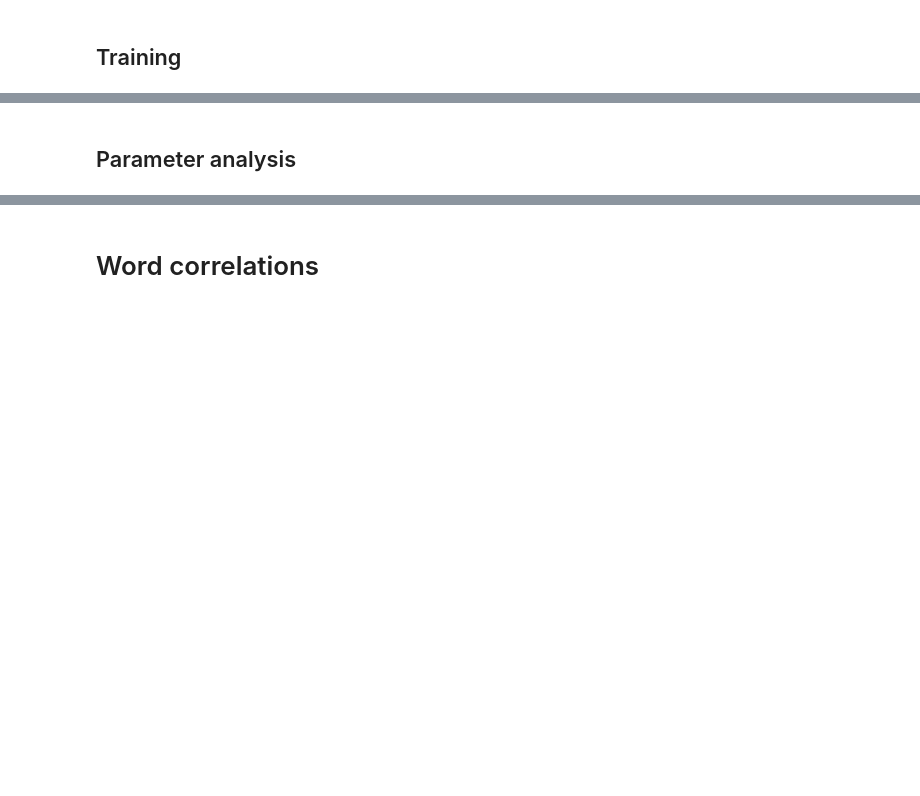
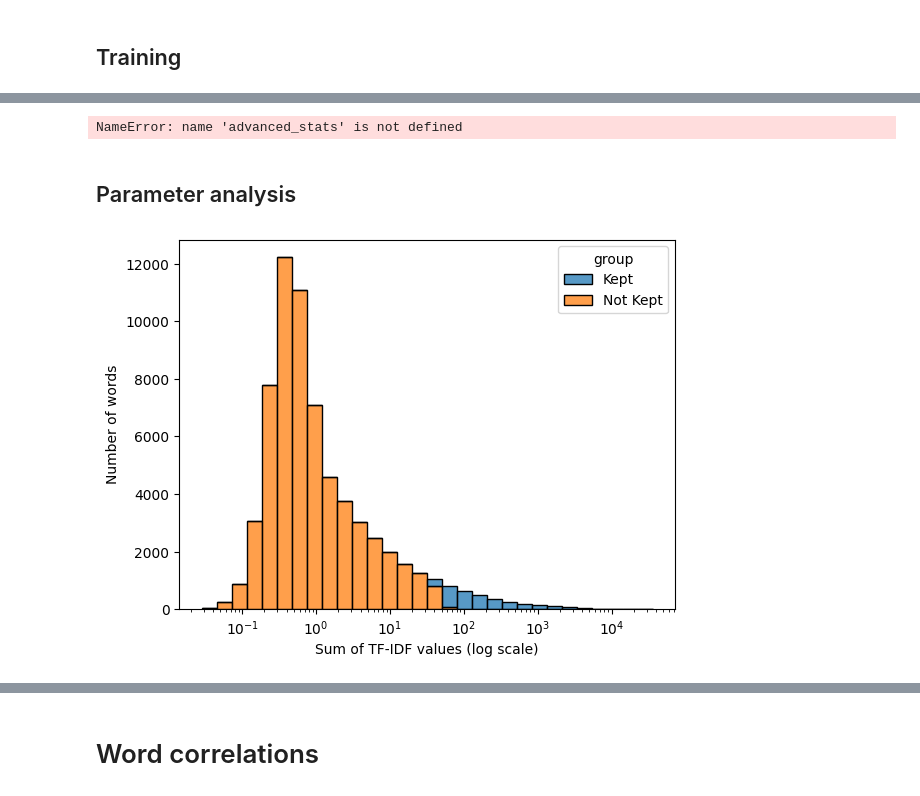
Before and after one commit to jacquesamsel/stats-318-project, a Jupyter notebook: analysis.ipynb, the cells around one changed output, grey strips where cells are left out. Saved outputs shown, nothing was run; the diff lists cells and outputs as text; code cells hidden in the pictures; blank space fills up the shorter version.

```diff
--- a/analysis.ipynb
+++ b/analysis.ipynb
@@ -197,5 +301,33 @@ Accuracy: 0.7529981254658105
+# %%
+s = advanced_stats(test_y, test_pred_y)
+plt.savefig("figures/confusion_matrix_test.png")
+s.to_csv("figures/evaluation_test.csv", index_label="Quantity")
+s
+# %% [output]
+NameError: name 'advanced_stats' is not defined
 # %% [markdown]
 ## Parameter analysis
+# %%
+tfidf = TfidfVectorizer()
+tfidf.fit(train_x)
+
+tfidf_sums = pd.DataFrame({
+    "words": tfidf.get_feature_names_out().reshape(-1),
+    "values": tfidf.transform(train_x).sum(axis=0).A1
+})
+sums_kept = tfidf_sums[pipeline.named_steps["remove_percentile_words"].keep_columns].copy()
+sums_not_kept = tfidf_sums[~pipeline.named_steps["remove_percentile_words"].keep_columns].copy()
+
+# Add group labels
+sums_kept['group'] = 'Kept'
+sums_not_kept['group'] = 'Not Kept'
+
+sns.histplot(data=pd.concat([sums_kept, sums_not_kept]), x="values", hue="group", multiple="stack", bins=30, log_scale=True)
+plt.xlabel("Sum of TF-IDF values (log scale)")
+plt.ylabel("Number of words")
+plt.show()
+# %% [output]
+[figure, added]
 # %%
 lr: LogisticRegression = pipeline.named_steps["classification"]
 tf: CountVectorizer = pipeline.named_steps["tf"]
```
Also changed, not shown: parts of 13 cells of this notebook.
